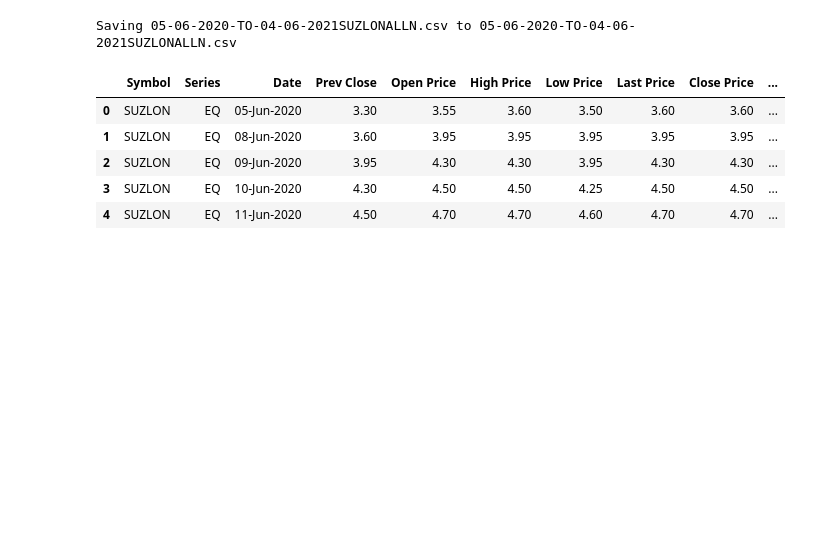
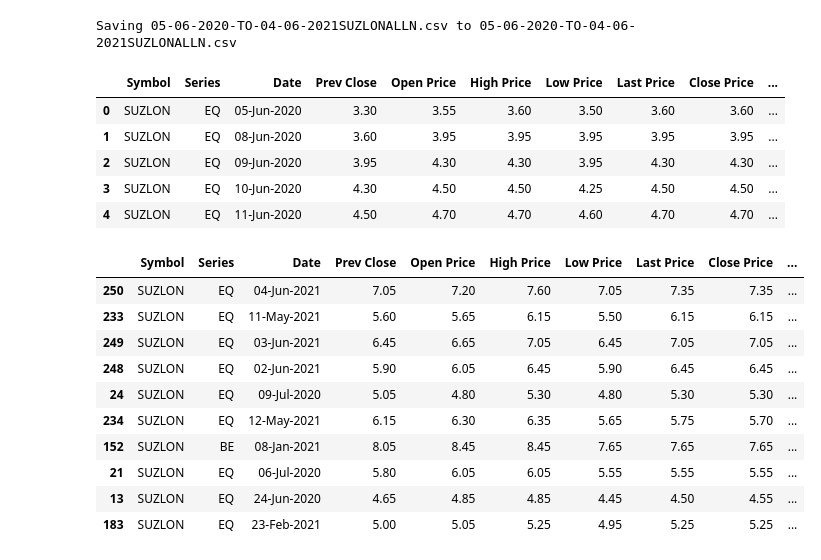
Before and after one commit to thiyagi9/PythonPractises, a Jupyter notebook: Suzlon.ipynb, the cells around one changed output. Drawn from its saved outputs; the diff is of its cells as text; code cells hidden in the pictures; blank space fills up the shorter version.

```diff
--- a/Suzlon.ipynb
+++ b/Suzlon.ipynb
@@ -26,3 +27,21 @@ df.head()
 | 2 | SUZLON | EQ | 09-Jun-2020 | 3.95 | 4.30 | 4.30 | 3.95 | 4.30 | 4.30 | ... |
 | 3 | SUZLON | EQ | 10-Jun-2020 | 4.30 | 4.50 | 4.50 | 4.25 | 4.50 | 4.50 | ... |
 | 4 | SUZLON | EQ | 11-Jun-2020 | 4.50 | 4.70 | 4.70 | 4.60 | 4.70 | 4.70 | ... |
+# %%
+df_max1 = df.sort_values('High Price', ascending=False).head(1)
+
+df_maxQty=df.sort_values('Total Traded Quantity',ascending=False).head(10)
+# %%
+df_maxQty
+# %% [output]
+|  | Symbol | Series | Date | Prev Close | Open Price | High Price | Low Price | Last Price | Close Price | ... |
+| 250 | SUZLON | EQ | 04-Jun-2021 | 7.05 | 7.20 | 7.60 | 7.05 | 7.35 | 7.35 | ... |
+| 233 | SUZLON | EQ | 11-May-2021 | 5.60 | 5.65 | 6.15 | 5.50 | 6.15 | 6.15 | ... |
+| 249 | SUZLON | EQ | 03-Jun-2021 | 6.45 | 6.65 | 7.05 | 6.45 | 7.05 | 7.05 | ... |
+| 248 | SUZLON | EQ | 02-Jun-2021 | 5.90 | 6.05 | 6.45 | 5.90 | 6.45 | 6.45 | ... |
+| 24 | SUZLON | EQ | 09-Jul-2020 | 5.05 | 4.80 | 5.30 | 4.80 | 5.30 | 5.30 | ... |
+| 234 | SUZLON | EQ | 12-May-2021 | 6.15 | 6.30 | 6.35 | 5.65 | 5.75 | 5.70 | ... |
+| 152 | SUZLON | BE | 08-Jan-2021 | 8.05 | 8.45 | 8.45 | 7.65 | 7.65 | 7.65 | ... |
+| 21 | SUZLON | EQ | 06-Jul-2020 | 5.80 | 6.05 | 6.05 | 5.55 | 5.55 | 5.55 | ... |
+| 13 | SUZLON | EQ | 24-Jun-2020 | 4.65 | 4.85 | 4.85 | 4.45 | 4.50 | 4.55 | ... |
+| 183 | SUZLON | EQ | 23-Feb-2021 | 5.00 | 5.05 | 5.25 | 4.95 | 5.25 | 5.25 | ... |
```
Also changed, not shown: parts of 4 cells of this notebook.
